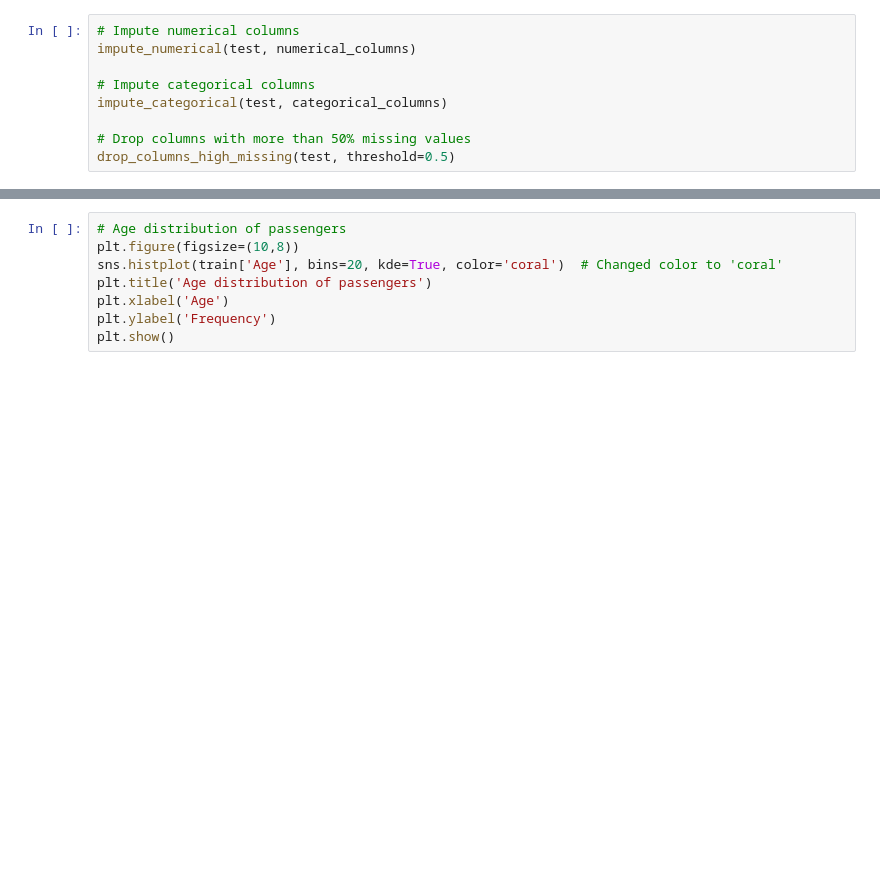
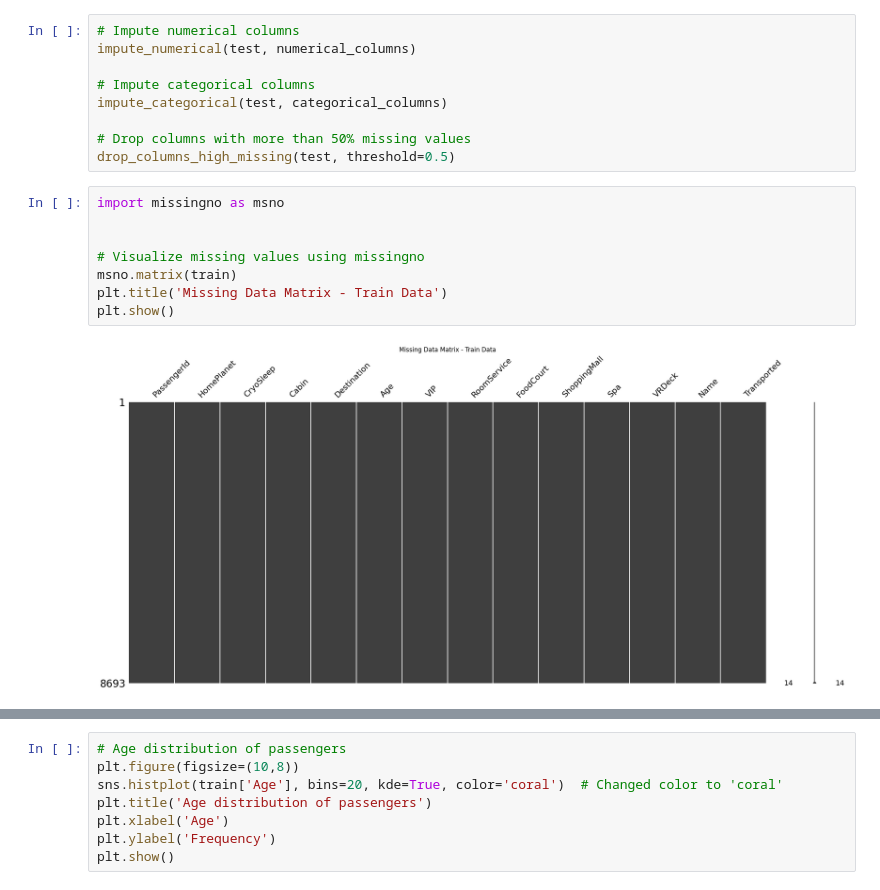
Before and after one commit to TOFWAQ/Kaggle_Challenge, a Jupyter notebook: TEAM_14.ipynb, the cells around one changed output, grey strips where cells are left out. Drawn from its saved outputs; the diff is of its cells as text; blank space fills up the shorter version.

```diff
--- a/TEAM_14.ipynb
+++ b/TEAM_14.ipynb
@@ -132,3 +130,13 @@ impute_categorical(test, categorical_columns)
 
 # Drop columns with more than 50% missing values
 drop_columns_high_missing(test, threshold=0.5)
+# %%
+import missingno as msno
+
+
+# Visualize missing values using missingno
+msno.matrix(train)
+plt.title('Missing Data Matrix - Train Data')
+plt.show()
+# %% [output]
+[figure, added]
```
Also changed, not shown: parts of 4 cells of this notebook.
